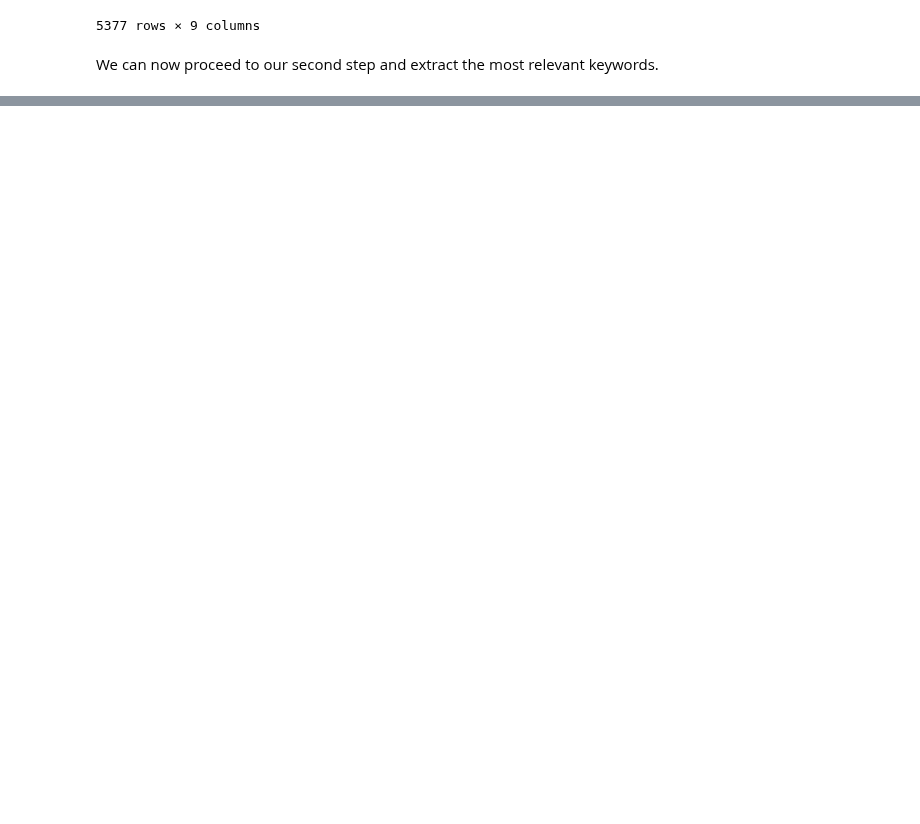
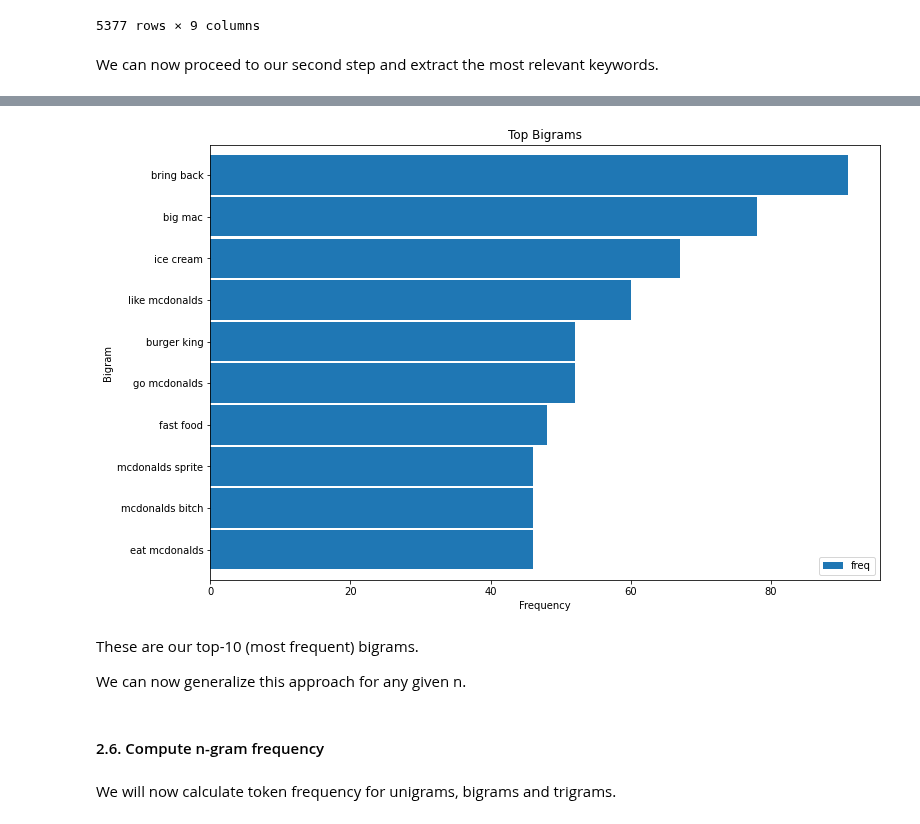
Before and after one commit to polltter/share, a Jupyter notebook: notebooks/kw_extraction.ipynb, the cells around one changed output, grey strips where cells are left out. Saved outputs shown, nothing was run; the diff lists cells and outputs as text; code cells hidden in the pictures; blank space fills up the shorter version.

Commit message:
update keyword extraction - compute n-gram frequency: #12

```diff
--- a/notebooks/kw_extraction.ipynb
+++ b/notebooks/kw_extraction.ipynb
@@ -434,0 +374,10 @@ wordcloud(df_freq['tfidf'], title='TF-IDF', additional_stopwords=add_stop)
+# %%
+bow_vectorizer_ngrams = CountVectorizer(lowercase=True,
+                                        tokenizer=tokens_nopunct,
+                                        stop_words=stopwords,
+                                        ngram_range=(2, 2))
+
+cv_bow_ngrams = bow_vectorizer_ngrams.fit_transform(df_en['text'])
+df_cv_bow_ngrams = pd.DataFrame(cv_bow_ngrams.toarray(), columns=bow_vectorizer_ngrams.get_feature_names_out())
+
+df_cv_bow_ngrams
@@ -434,0 +398,5 @@ wordcloud(df_freq['tfidf'], title='TF-IDF', additional_stopwords=add_stop)
+# %%
+df_freq_ngrams = pd.DataFrame(df_cv_bow_ngrams.sum(axis = 0).index, columns=['token'])
+df_freq_ngrams['freq'] = df_cv_bow_ngrams.sum(axis = 0).values
+
+df_freq_ngrams.head()
@@ -434,0 +410,6 @@ wordcloud(df_freq['tfidf'], title='TF-IDF', additional_stopwords=add_stop)
+# %%
+# sort df in descending order
+
+df_freq_ngrams.set_index('token', inplace=True)
+df_freq_ngrams.sort_values('freq', ascending=False, inplace=True)
+df_freq_ngrams.head(10)
@@ -434,0 +429,12 @@ wordcloud(df_freq['tfidf'], title='TF-IDF', additional_stopwords=add_stop)
+# %%
+ax = df_freq_ngrams.head(10).plot(kind='barh', width=0.95, figsize=(12,8))
+ax.invert_yaxis()
+ax.set(xlabel='Frequency', ylabel='Bigram', title='Top Bigrams');
+# %% [output]
+[figure, added]
+# %% [markdown]
+These are our top-10 (most frequent) bigrams.
+
+We can now generalize this approach for any given n.
+# %% [markdown]
+#### 2.6. Compute n-gram frequency
@@ -434,0 +460,2 @@ wordcloud(df_freq['tfidf'], title='TF-IDF', additional_stopwords=add_stop)
+# %% [markdown]
+We will now calculate token frequency for unigrams, bigrams and trigrams.
```
Also changed, not shown: parts of 68 cells of this notebook.
